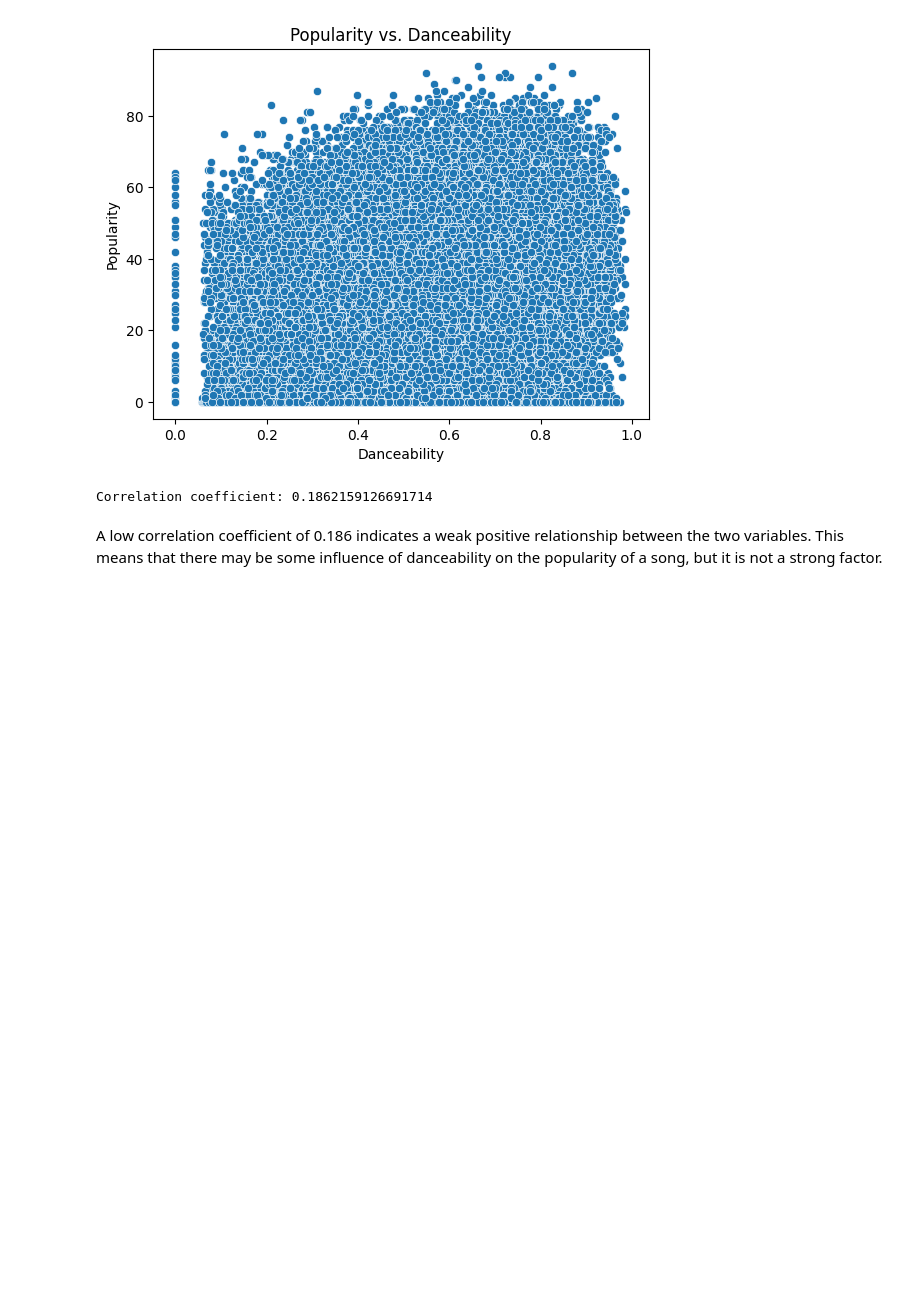
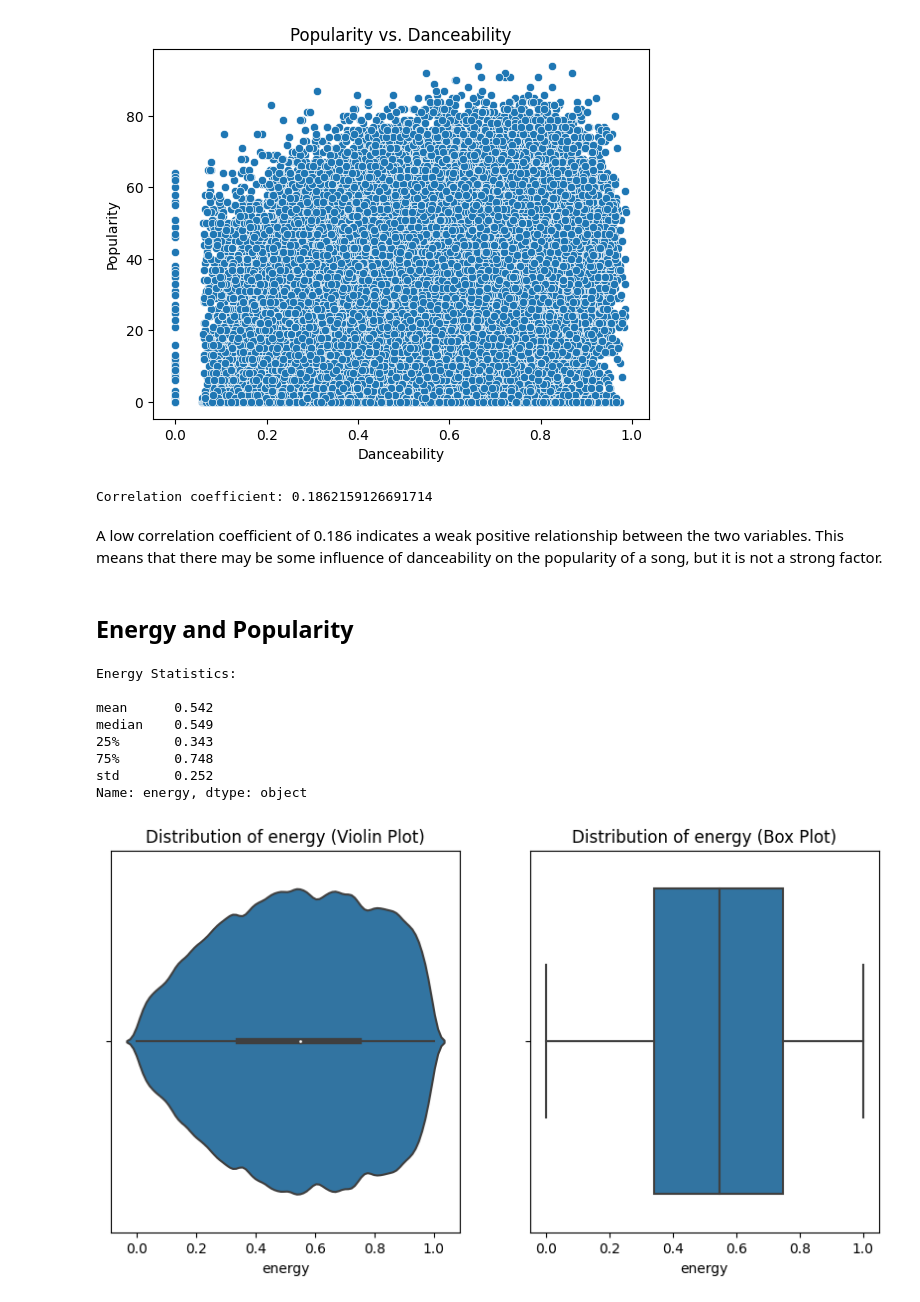
Before and after one commit to ayushmandixit2000/DSAI-Project, a Jupyter notebook: TracksAnalysis.ipynb, the cells around one changed output. Drawn from its saved outputs; the diff is of its cells as text; code cells hidden in the pictures; blank space fills up the shorter version.

Commit message:
add energy

```diff
--- a/TracksAnalysis.ipynb
+++ b/TracksAnalysis.ipynb
@@ -495,3 +495,44 @@ print('Correlation coefficient:', corr)
 Correlation coefficient: 0.1862159126691714
 # %% [markdown]
 A low correlation coefficient of 0.186 indicates a weak positive relationship between the two variables. This means that there may be some influence of danceability on the popularity of a song, but it is not a strong factor.
+# %% [markdown]
+## Energy and Popularity
+# %%
+df = pd.read_csv('tracks.csv')
+
+# Select a random sample of 20% of the data
+# df = df.sample(frac=0.2, random_state=42)
+
+# Calculate the mean, median, quartiles, and variance of energy
+energy_stats = df['energy'].describe()[['mean', '50%', '25%', '75%', 'std']]
+energy_stats.rename(index={'50%': 'median'}, inplace=True)
+
+# Convert the statistics to string with 3 decimal places
+energy_stats = energy_stats.apply(lambda x: f'{x:.3f}')
+
+print('Energy Statistics:\n')
+print(energy_stats)
+
+
+# Create a violin plot and box plot of energy
+fig, axes = plt.subplots(nrows=1, ncols=2, figsize=(10, 5))
+
+sns.violinplot(x=df['energy'], ax=axes[0])
+axes[0].set_title('Distribution of energy (Violin Plot)')
+axes[0].set_xlabel('energy')
+
+sns.boxplot(x=df['energy'], ax=axes[1])
+axes[1].set_title('Distribution of energy (Box Plot)')
+axes[1].set_xlabel('energy')
+
+plt.show()
+# %% [output]
+Energy Statistics:
+
+mean      0.542
+median    0.549
+25%       0.343
+75%       0.748
+std       0.252
+Name: energy, dtype: object
+[figure, added]
```
Also changed, not shown: parts of 2 cells of this notebook.
